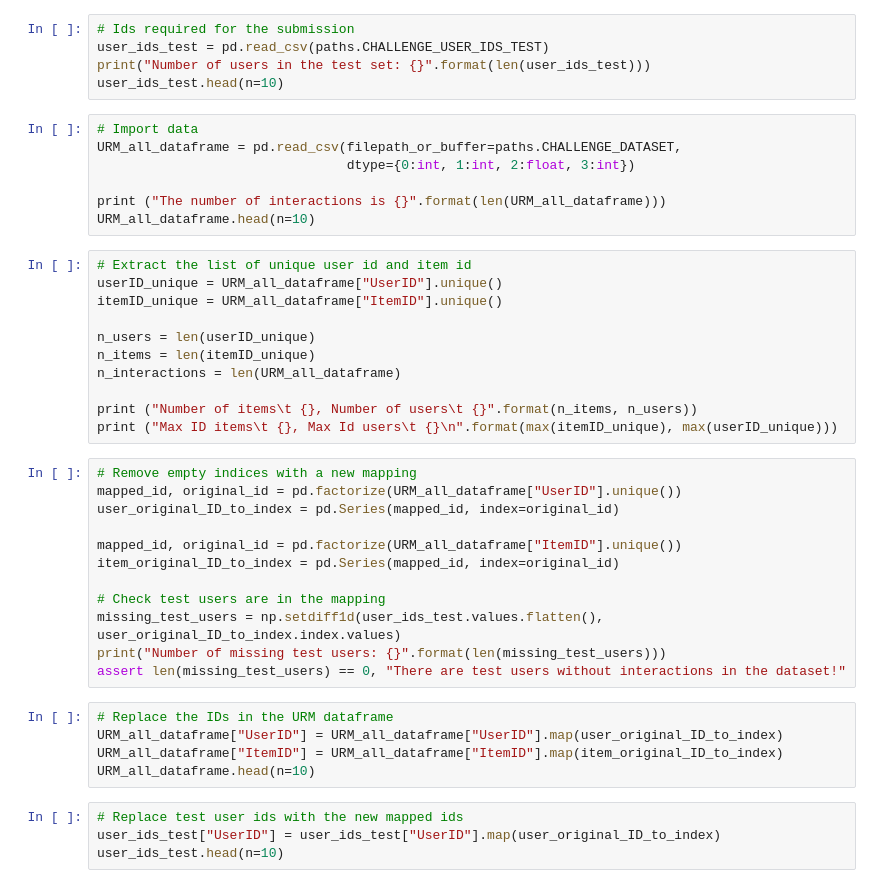
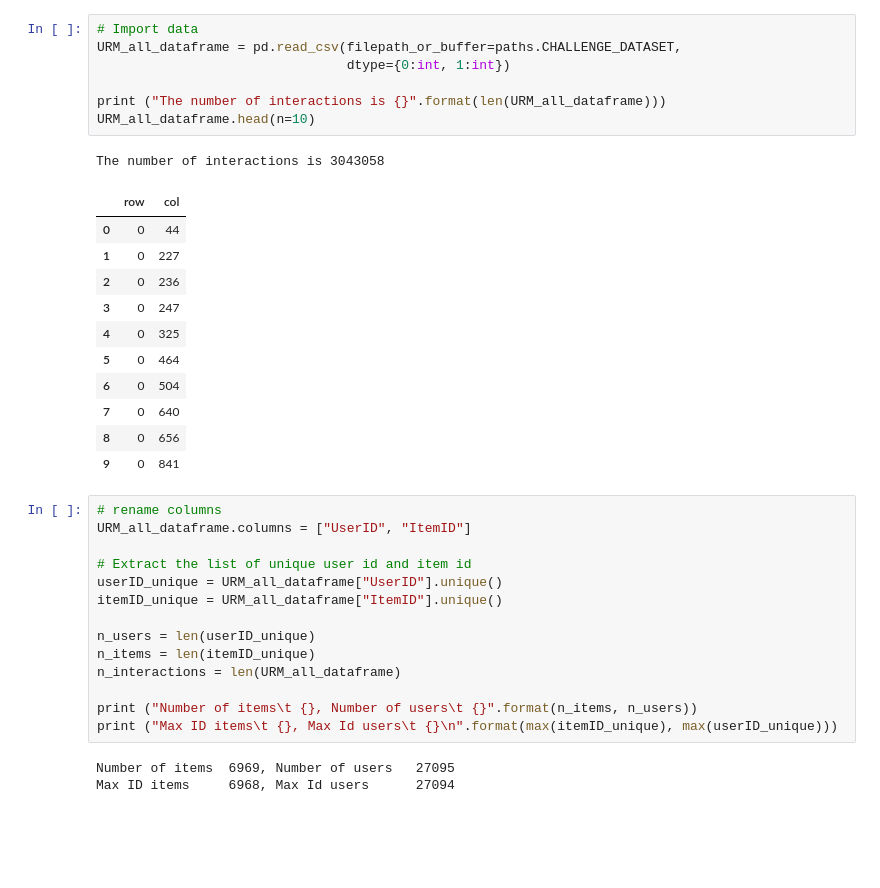
Before and after one commit to Lv1g1/RecSys-Challenge-2025, a Jupyter notebook: Challenge/preprocessing.ipynb, the cells around one changed output. Saved outputs shown, nothing was run; the diff lists cells and outputs as text; blank space fills up the shorter version.

```diff
--- a/Challenge/preprocessing.ipynb
+++ b/Challenge/preprocessing.ipynb
@@ -57,16 +67,27 @@ importlib.reload(paths)
-# %%
-# Ids required for the submission
-user_ids_test = pd.read_csv(paths.CHALLENGE_USER_IDS_TEST)
-print("Number of users in the test set: {}".format(len(user_ids_test)))
-user_ids_test.head(n=10)
 # %%
 # Import data
 URM_all_dataframe = pd.read_csv(filepath_or_buffer=paths.CHALLENGE_DATASET,
-                                dtype={0:int, 1:int, 2:float, 3:int})
+                                dtype={0:int, 1:int})
 
 print ("The number of interactions is {}".format(len(URM_all_dataframe)))
 URM_all_dataframe.head(n=10)
+# %% [output]
+The number of interactions is 3043058
+|  | row | col |
+| 0 | 0 | 44 |
+| 1 | 0 | 227 |
+| 2 | 0 | 236 |
+| 3 | 0 | 247 |
+| 4 | 0 | 325 |
+| 5 | 0 | 464 |
+| 6 | 0 | 504 |
+| 7 | 0 | 640 |
+| 8 | 0 | 656 |
+| 9 | 0 | 841 |
 # %%
+# rename columns
+URM_all_dataframe.columns = ["UserID", "ItemID"]
+
 # Extract the list of unique user id and item id
 userID_unique = URM_all_dataframe["UserID"].unique()
 itemID_unique = URM_all_dataframe["ItemID"].unique()
@@ -77,24 +98,6 @@ n_interactions = len(URM_all_dataframe)
 
 print ("Number of items\t {}, Number of users\t {}".format(n_items, n_users))
 print ("Max ID items\t {}, Max Id users\t {}\n".format(max(itemID_unique), max(userID_unique)))
+# %% [output]
+Number of items  6969, Number of users   27095
+Max ID items     6968, Max Id users      27094
-# %%
-# Remove empty indices with a new mapping
-mapped_id, original_id = pd.factorize(URM_all_dataframe["UserID"].unique())
-user_original_ID_to_index = pd.Series(mapped_id, index=original_id)
-
-mapped_id, original_id = pd.factorize(URM_all_dataframe["ItemID"].unique())
-item_original_ID_to_index = pd.Series(mapped_id, index=original_id)
-
-# Check test users are in the mapping
-missing_test_users = np.setdiff1d(user_ids_test.values.flatten(), user_original_ID_to_index.index.values)
-print("Number of missing test users: {}".format(len(missing_test_users)))
-assert len(missing_test_users) == 0, "There are test users without interactions in the dataset!"
-# %%
-# Replace the IDs in the URM dataframe
-URM_all_dataframe["UserID"] = URM_all_dataframe["UserID"].map(user_original_ID_to_index)
-URM_all_dataframe["ItemID"] = URM_all_dataframe["ItemID"].map(item_original_ID_to_index)
-URM_all_dataframe.head(n=10)
-# %%
-# Replace test user ids with the new mapped ids
-user_ids_test["UserID"] = user_ids_test["UserID"].map(user_original_ID_to_index)
-user_ids_test.head(n=10)
```
Also changed, not shown: parts of 12 cells of this notebook.
